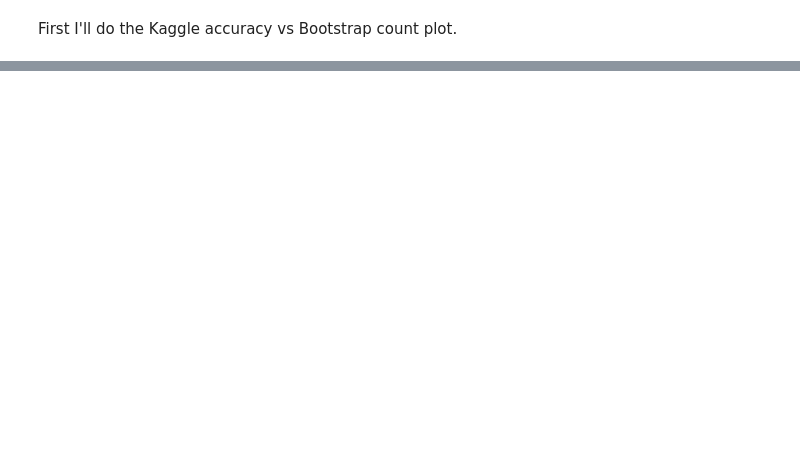
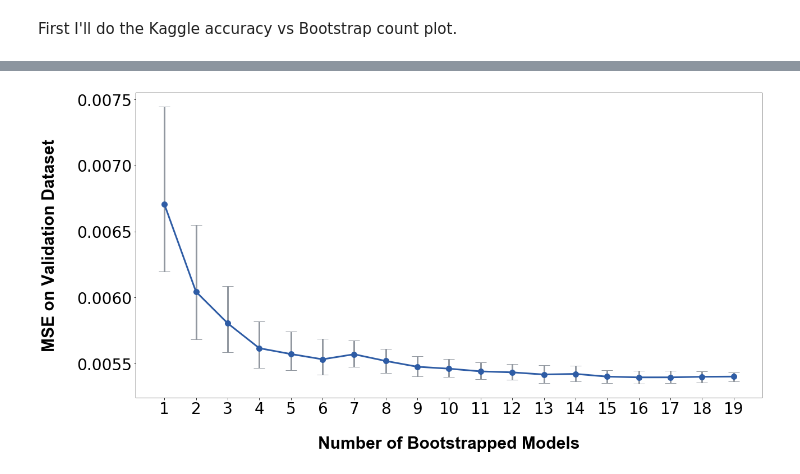
Before and after one commit to zhaozz-lab/iPercept, a Jupyter notebook: explore/PlotsEtc.ipynb, the cells around one changed output, grey strips where cells are left out. Drawn from its saved outputs; the diff is of its cells as text; code cells hidden in the pictures; blank space fills up the shorter version.

```diff
--- a/explore/PlotsEtc.ipynb
+++ b/explore/PlotsEtc.ipynb
@@ -38,0 +45,25 @@ plt.show()
+# %%
+def draw_bootstrap_curve(data, save_path, variable='mse', conf=95):
+    # Use all but the last entry in the dict
+    B = list(range(1, len(data) + 1))
+    alpha = (100-conf)/2
+
+    mean_error, err_below, err_above = [], [], []
+
+    for b in B:
+        errors = data[b][variable]
+        error_estimate = np.mean(errors)
+        CI_lower = np.percentile(errors, alpha)
+        CI_upper = np.percentile(errors, 100 - alpha)
+
+        mean_error.append( error_estimate )
+
+        err_below.append( error_estimate - CI_lower )
+        err_above.append( CI_upper - error_estimate )
+
+    if variable == 'mse':
+        variable_clean = 'MSE'
+    else:
+        variable_clean = 'Angular Error'
+
+    plot_boot_error(B, mean_error, err_below, err_above, variable_clean, save_path)
@@ -38,0 +93,7 @@ plt.show()
+# %%
+with open( 'validation_data.pickle', 'rb') as in_file:
+        d = pickle.load(in_file)
+# %%
+draw_bootstrap_curve(d, 'bootstrap_MSE_19.eps', 'mse', 95)
+# %% [output]
+[figure, added]
```
Also changed, not shown: parts of 16 cells of this notebook, 14 other files.
